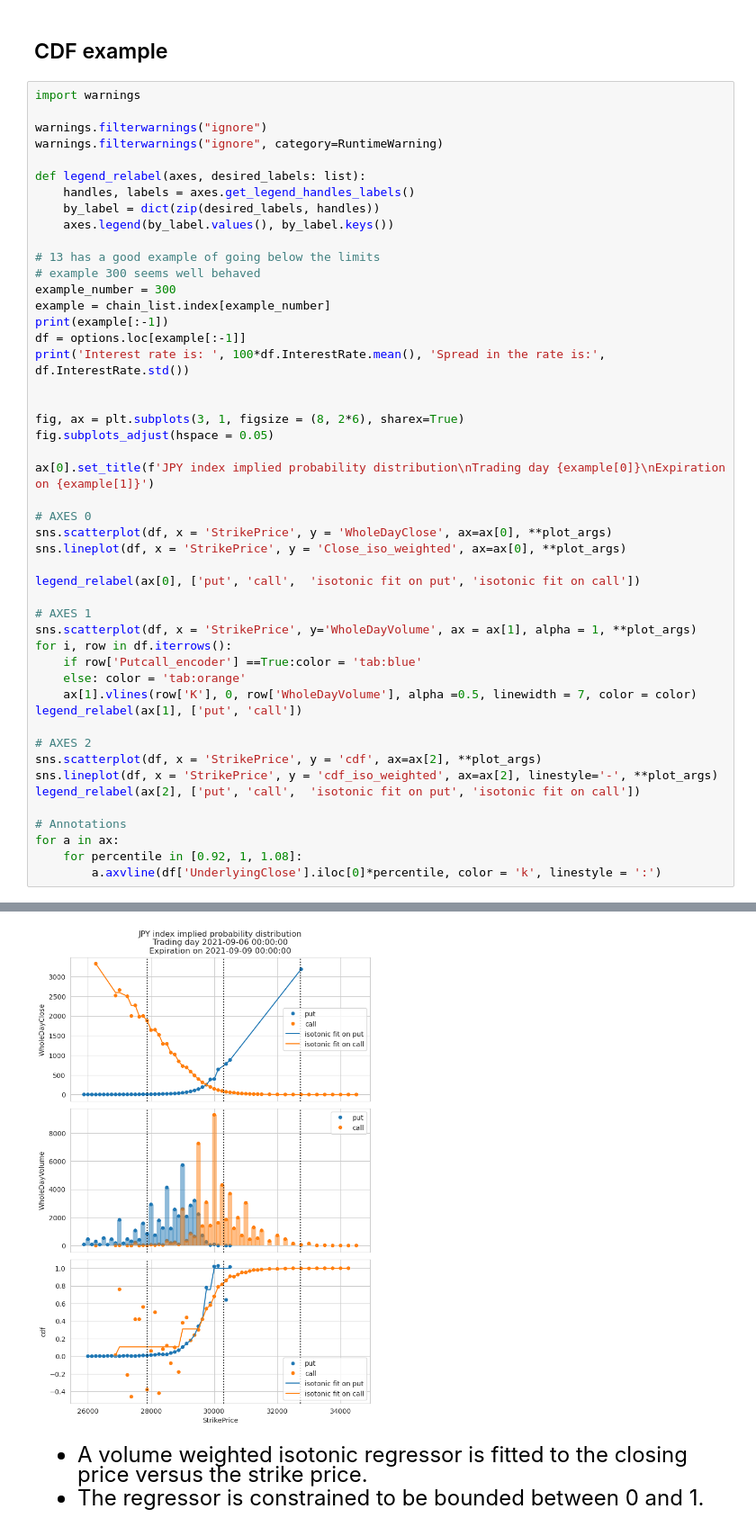
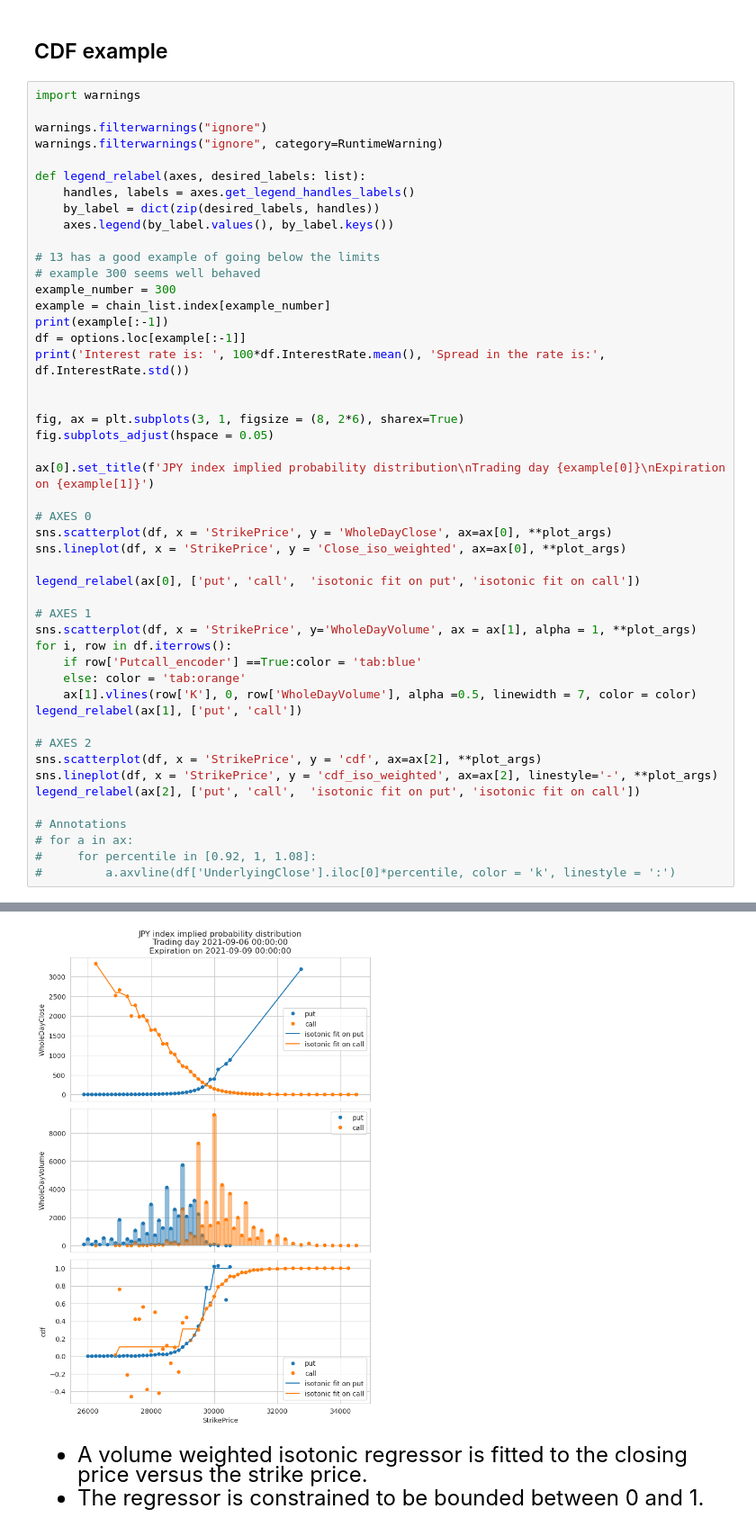
Before and after one commit to FlyingCurryMonster/JPY-equities, a Jupyter notebook: implied-probability-distributions.ipynb, the cells around one changed output, grey strips where cells are left out. Shown: that part at 90% size. Saved outputs shown, nothing was run; the diff lists cells and outputs as text.

```diff
--- a/implied-probability-distributions.ipynb
+++ b/implied-probability-distributions.ipynb
@@ -465,37 +465,37 @@ print('Interest rate is: ', 100*df.InterestRate.mean(), 'Spread in the rate is:'
 
 
 fig, ax = plt.subplots(3, 1, figsize = (8, 2*6), sharex=True)
 fig.subplots_adjust(hspace = 0.05)
 
 ax[0].set_title(f'JPY index implied probability distribution\nTrading day {example[0]}\nExpiration on {example[1]}')
 
 # AXES 0
 sns.scatterplot(df, x = 'StrikePrice', y = 'WholeDayClose', ax=ax[0], **plot_args)
 sns.lineplot(df, x = 'StrikePrice', y = 'Close_iso_weighted', ax=ax[0], **plot_args)
 
 legend_relabel(ax[0], ['put', 'call',  'isotonic fit on put', 'isotonic fit on call'])
 
 # AXES 1
 sns.scatterplot(df, x = 'StrikePrice', y='WholeDayVolume', ax = ax[1], alpha = 1, **plot_args)
 for i, row in df.iterrows():
     if row['Putcall_encoder'] ==True:color = 'tab:blue'
     else: color = 'tab:orange'
     ax[1].vlines(row['K'], 0, row['WholeDayVolume'], alpha =0.5, linewidth = 7, color = color)
 legend_relabel(ax[1], ['put', 'call'])
 
 # AXES 2
 sns.scatterplot(df, x = 'StrikePrice', y = 'cdf', ax=ax[2], **plot_args)
 sns.lineplot(df, x = 'StrikePrice', y = 'cdf_iso_weighted', ax=ax[2], linestyle='-', **plot_args)
 legend_relabel(ax[2], ['put', 'call',  'isotonic fit on put', 'isotonic fit on call'])
 
 # Annotations
-for a in ax:
-    for percentile in [0.92, 1, 1.08]:
-        a.axvline(df['UnderlyingClose'].iloc[0]*percentile, color = 'k', linestyle = ':')
+# for a in ax:
+#     for percentile in [0.92, 1, 1.08]:
+#         a.axvline(df['UnderlyingClose'].iloc[0]*percentile, color = 'k', linestyle = ':')
 # %% [output]
 (Timestamp('2021-09-06 00:00:00'), Timestamp('2021-09-09 00:00:00'))
 Interest rate is:  -0.35999999999999993 Spread in the rate is: 3.489329332214851e-18
-[figure, old version]
+[figure, new version]
 # %% [markdown]
 <font size =5>
 
```
